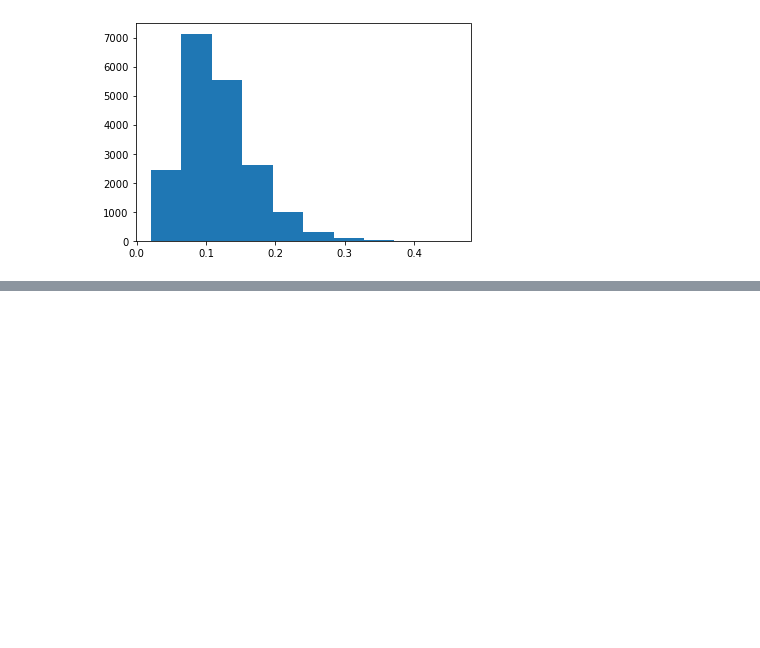
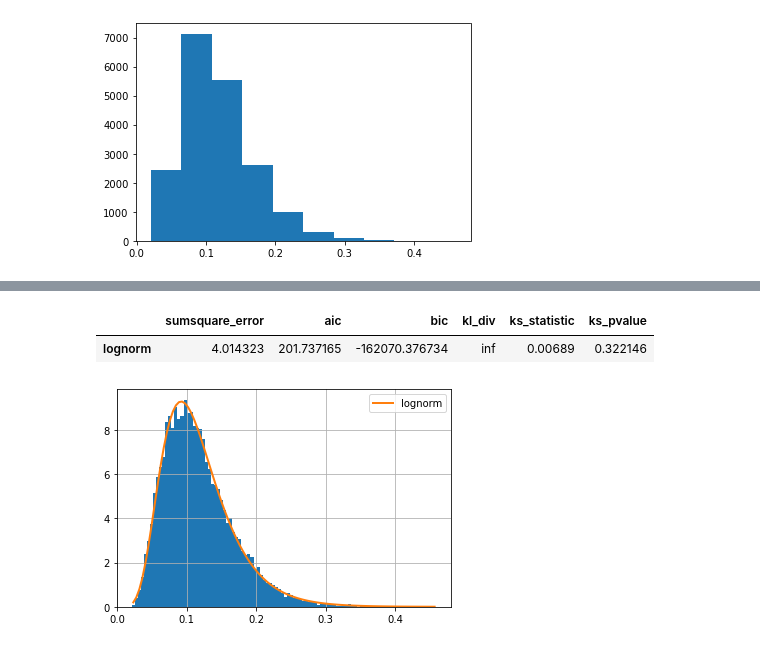
Before and after one commit to margaretquirk7/ORIE4580project, a Jupyter notebook: MQuirkProjectHW1.ipynb, the cells around one changed output, grey strips where cells are left out. Saved outputs shown, nothing was run; the diff lists cells and outputs as text; code cells hidden in the pictures; blank space fills up the shorter version.

```diff
--- a/MQuirkProjectHW1.ipynb
+++ b/MQuirkProjectHW1.ipynb
@@ -78,0 +78,9 @@ f.summary()
+# %%
+#Q4 with overlay on plot
+f = Fitter(amb_df['Travel_Time'],distributions=['lognorm'])
+f.fit()
+f.summary()
+# %% [output]
+|  | sumsquare_error | aic | bic | kl_div | ks_statistic | ks_pvalue |
+| lognorm | 4.014323 | 201.737165 | -162070.376734 | inf | 0.00689 | 0.322146 |
+[figure, added]
```
Also changed, not shown: parts of 9 cells of this notebook.
